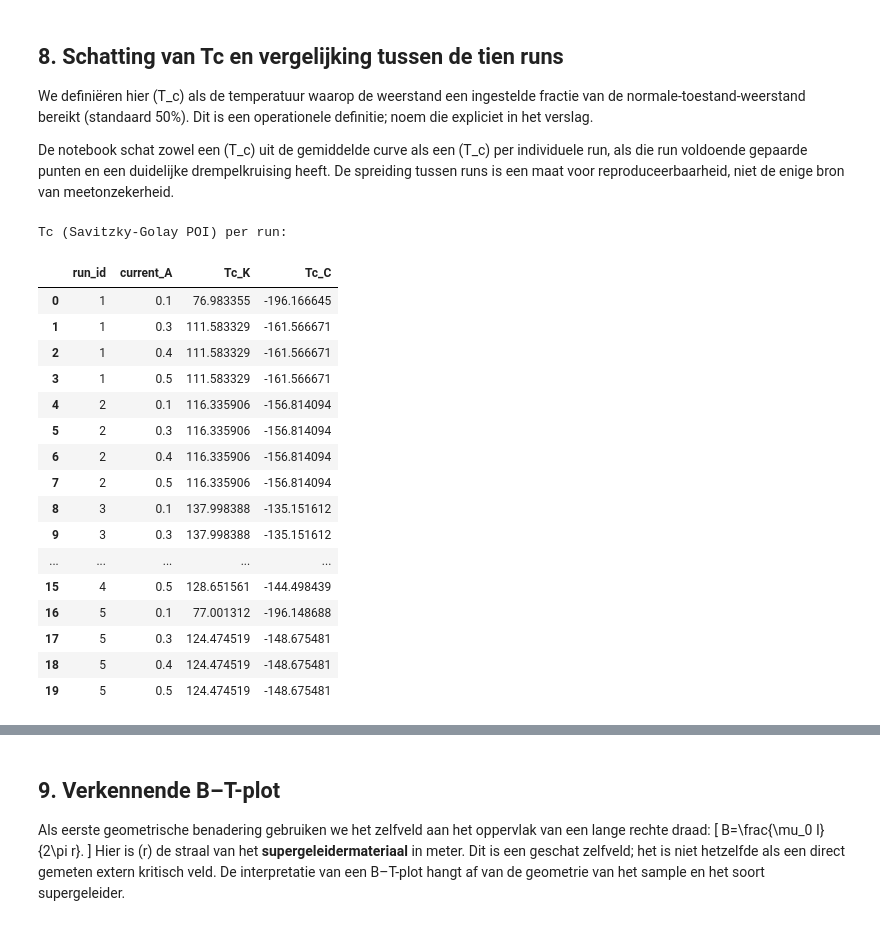
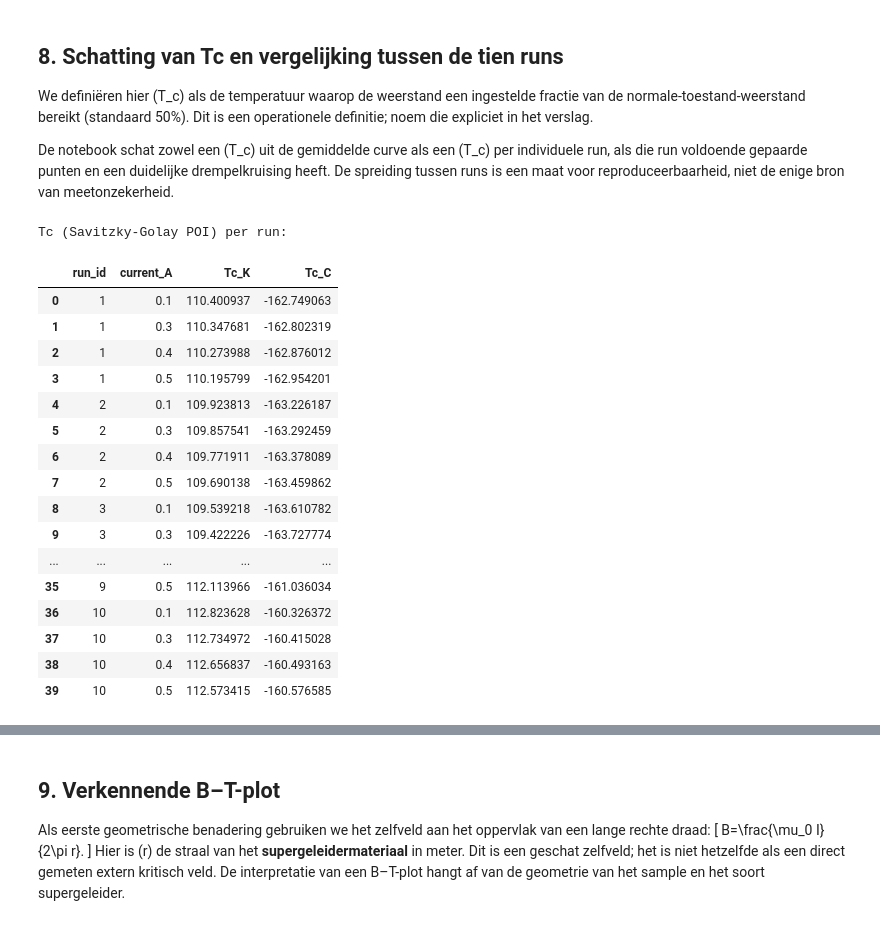
Before and after one commit to ebepolman-bit/RP3, a Jupyter notebook: supergeleider_offset_BT_template_v4_10_runs.ipynb, the cells around one changed output, grey strips where cells are left out. Drawn from its saved outputs; the diff is of its cells as text; code cells hidden in the pictures.

```diff
--- a/supergeleider_offset_BT_template_v4_10_runs.ipynb
+++ b/supergeleider_offset_BT_template_v4_10_runs.ipynb
@@ -35,9 +35,9 @@ import matplotlib.pyplot as plt
 from pathlib import Path
 
 # ---------- BESTANDEN ----------
-RUN_NUMBERS = list(range(1, 6))  # Runs 1 t/m 5 (of 1 t/m 10)
-DMM_FILE_TEMPLATE = "DMMdataW3_{run}.csv"
-SMU_FILE_TEMPLATE = "SMUdataW3_{run}.csv"
+RUN_NUMBERS = list(range(1, 11))  # Runs 1 t/m 5 (of 1 t/m 10)
+DMM_FILE_TEMPLATE = "DMMdataW3_{run}_out.csv"
+SMU_FILE_TEMPLATE = "SMUdataW3_{run}_out.csv"
 
 DMM_SKIPROWS = 5
 SMU_SKIPROWS = 7
@@ -270,12 +280,15 @@ We definiëren hier \(T_c\) als de temperatuur waarop de weerstand een ingesteld
 
 De notebook schat zowel een \(T_c\) uit de gemiddelde curve als een \(T_c\) per individuele run, als die run voldoende gepaarde punten en een duidelijke drempelkruising heeft. De spreiding tussen runs is een maat voor reproduceerbaarheid, niet de enige bron van meetonzekerheid.
 # %%
+import numpy as np
+import pandas as pd
 from scipy.signal import savgol_filter
 
-def estimate_tc_savgol(group, window_length=11, polyorder=2):
+def estimate_tc_savgol_direct(group, window_length=15, polyorder=3, T_min_search=95, T_max_search=120):
     """
-    Schat Tc op basis van het buigpunt (POI) na het toepassen
-    van een Savitzky-Golay filter op de weerstand R(T).
+    Schat Tc via het buigpunt (POI) door direct de 1e afgeleide dR/dT
+    te berekenen met SciPy's Savitzky-Golay filter (deriv=1)
+    in combinatie met parabolische piekinterpolatie.
     """
     g = group.sort_values("temperature_K").dropna(subset=["temperature_K", "R_sample_ohm"]).copy()
     n_points = len(g)
@@ -283,76 +296,85 @@ def estimate_tc_savgol(group, window_length=11, polyorder=2):
     if n_points < 5:
         return np.nan
 
-    # Zorg dat de venstergrootte altijd oneven is en niet groter dan het aantal datapunten
+    # Geschikte oneven venstergrootte (window_length) instellen
     wl = min(window_length, n_points if n_points % 2 != 0 else n_points - 1)
-    if wl <= polyorder:
-        po = max(1, wl - 1)
-    else:
-        po = polyorder
+    po = min(polyorder, wl - 1)
 
     T = g["temperature_K"].to_numpy()
     R = g["R_sample_ohm"].to_numpy()
 
-    # 1. Pas Savitzky-Golay smoothing toe op R(T)
-    R_smooth = savgol_filter(R, window_length=wl, polyorder=po)
-
-    # 2. Bereken de afgeleide dR/dT van de gladgestreken curve
-    dR = np.diff(R_smooth)
-    dT = np.diff(T)
-
-    valid = dT > 0
-    if not np.any(valid):
+    dT_mean = np.mean(np.diff(T))
+    if dT_mean <= 0:
         return np.nan
 
-    dR_dT = dR[valid] / dT[valid]
-    T_mid = (T[:-1][valid] + T[1:][valid]) / 2.0
+    # 1. Bereken de 1e afgeleide dR/dT direct analitisch via Savitzky-Golay
+    dR_dT = savgol_filter(R, window_length=wl, polyorder=po, deriv=1, delta=dT_mean)
 
-    # 3. Zoek de temperatuur waar de afgeleide maximaal is (buigpunt)
-    max_idx = np.argmax(dR_dT)
-    return float(T_mid[max_idx])
+    # 2. Selecteer het zoekvenster voor de overgang (bijv. 95 K tot 120 K)
+    mask = (T >= T_min_search) & (T <= T_max_search)
+    if not np.any(mask):
+        mask = np.ones_like(T, dtype=bool)
 
-# 1. Bereken Tc (Savitzky-Golay POI) per run en per stroomsterkte
+    T_sub = T[mask]
+    dR_sub = dR_dT[mask]
+
+    # 3. Zoek de piek (het buigpunt) van dR/dT
+    max_idx = np.argmax(dR_sub)
+
+    # 4. Parabolische piekfitting voor continue sub-grid nauwkeurigheid
+    if 0 < max_idx < len(dR_sub) - 1:
+        x3 = T_sub[max_idx - 1 : max_idx + 2]
+        y3 = dR_sub[max_idx - 1 : max_idx + 2]
+        p = np.polyfit(x3, y3, 2)
+        if p[0] < 0:  # Controleer of het om een maximum gaat
+            tc_val = -p[1] / (2 * p[0])
+            if T_sub[max_idx - 1] <= tc_val <= T_sub[max_idx + 1]:
+                return float(tc_val)
+
+    return float(T_sub[max_idx])
+
+# 1. Bereken Tc met de directe Savitzky-Golay afgeleide per run en per stroomsterkte
 tc_rows = []
 for (run_id, current), g in paired.groupby(["run_id", "current_abs_A"]):
-    tc_k = estimate_tc_savgol(g, window_length=11, polyorder=2)
+    tc_k = estimate_tc_savgol_direct(g, window_length=15, polyorder=3, T_min_search=95, T_max_search=120)
     tc_rows.append({
         "run_id": run_id,
         "current_A": current,
         "Tc_K": tc_k,
         "Tc_C": tc_k - 273.15 if np.isfinite(tc_k) else np.nan
     })
 
 tc_per_run = pd.DataFrame(tc_rows)
 
 # 2. Samenvattingstabel berekenen
 tc_summary = tc_per_run.groupby("current_A", as_index=False).agg(
     n_valid_runs=("Tc_K", "count"),
     Tc_mean_K=("Tc_K", "mean"),
     Tc_std_K=("Tc_K", "std"),
     Tc_mean_C=("Tc_C", "mean"),
     Tc_std_C=("Tc_C", "std")
 )
 
 print("Tc (Savitzky-Golay POI) per run:")
 display(tc_per_run)
-print("\nSamenvatting Tc (POI) per stroomsterkte:")
+print("\nSamenvatting Tc per stroomsterkte:")
 display(tc_summary)
 # %% [output]
 Tc (Savitzky-Golay POI) per run:
 |  | run_id | current_A | Tc_K | Tc_C |
-| 0 | 1 | 0.1 | 76.983355 | -196.166645 |
-| 1 | 1 | 0.3 | 111.583329 | -161.566671 |
-| 2 | 1 | 0.4 | 111.583329 | -161.566671 |
-| 3 | 1 | 0.5 | 111.583329 | -161.566671 |
-| 4 | 2 | 0.1 | 116.335906 | -156.814094 |
-| 5 | 2 | 0.3 | 116.335906 | -156.814094 |
-| 6 | 2 | 0.4 | 116.335906 | -156.814094 |
-| 7 | 2 | 0.5 | 116.335906 | -156.814094 |
-| 8 | 3 | 0.1 | 137.998388 | -135.151612 |
-| 9 | 3 | 0.3 | 137.998388 | -135.151612 |
+| 0 | 1 | 0.1 | 110.400937 | -162.749063 |
+| 1 | 1 | 0.3 | 110.347681 | -162.802319 |
+| 2 | 1 | 0.4 | 110.273988 | -162.876012 |
+| 3 | 1 | 0.5 | 110.195799 | -162.954201 |
+| 4 | 2 | 0.1 | 109.923813 | -163.226187 |
+| 5 | 2 | 0.3 | 109.857541 | -163.292459 |
+| 6 | 2 | 0.4 | 109.771911 | -163.378089 |
+| 7 | 2 | 0.5 | 109.690138 | -163.459862 |
+| 8 | 3 | 0.1 | 109.539218 | -163.610782 |
+| 9 | 3 | 0.3 | 109.422226 | -163.727774 |
 | ... | ... | ... | ... | ... |
-| 15 | 4 | 0.5 | 128.651561 | -144.498439 |
-| 16 | 5 | 0.1 | 77.001312 | -196.148688 |
-| 17 | 5 | 0.3 | 124.474519 | -148.675481 |
-| 18 | 5 | 0.4 | 124.474519 | -148.675481 |
-| 19 | 5 | 0.5 | 124.474519 | -148.675481 |
+| 35 | 9 | 0.5 | 112.113966 | -161.036034 |
+| 36 | 10 | 0.1 | 112.823628 | -160.326372 |
+| 37 | 10 | 0.3 | 112.734972 | -160.415028 |
+| 38 | 10 | 0.4 | 112.656837 | -160.493163 |
+| 39 | 10 | 0.5 | 112.573415 | -160.576585 |
```
Also changed, not shown: parts of 8 cells of this notebook, 5 other files.
